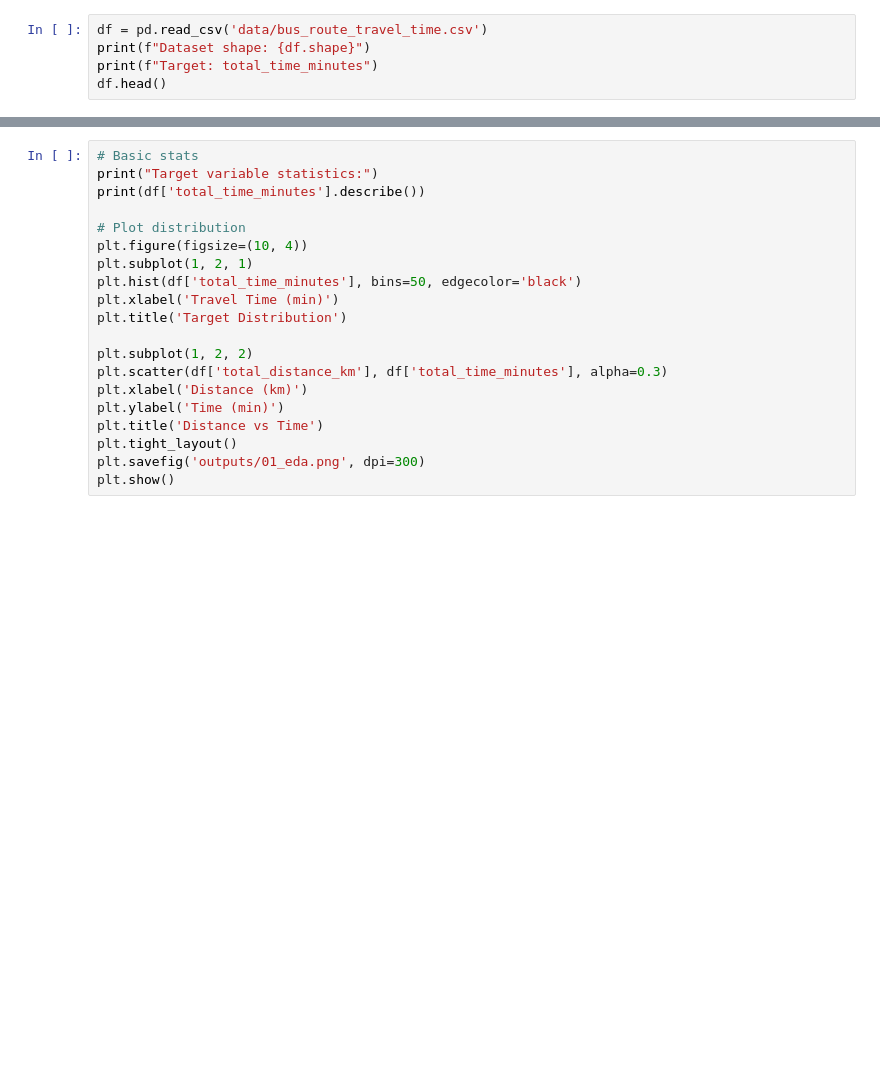
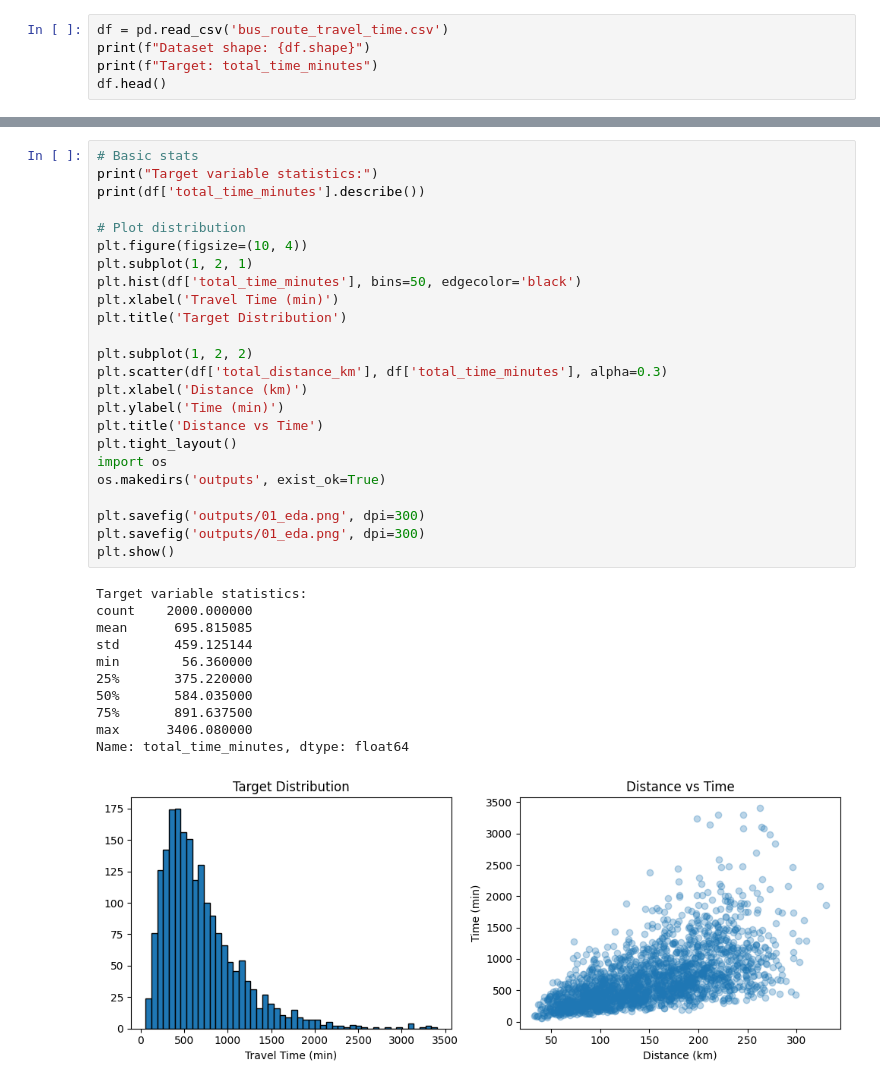
Before and after one commit to Shohstopper/bus-route-travel-time, a Jupyter notebook: school_route_optimiser.ipynb, the cells around one changed output, grey strips where cells are left out. Saved outputs shown, nothing was run; the diff lists cells and outputs as text; blank space fills up the shorter version.

```diff
--- a/school_route_optimiser.ipynb
+++ b/school_route_optimiser.ipynb
@@ -20,5 +20,5 @@ Error:
 # %%
-df = pd.read_csv('data/bus_route_travel_time.csv')
+df = pd.read_csv('bus_route_travel_time.csv')
 print(f"Dataset shape: {df.shape}")
 print(f"Target: total_time_minutes")
 df.head()
@@ -25,23 +35,39 @@ df.head()
 # %%
 # Basic stats
 print("Target variable statistics:")
 print(df['total_time_minutes'].describe())
 
 # Plot distribution
 plt.figure(figsize=(10, 4))
 plt.subplot(1, 2, 1)
 plt.hist(df['total_time_minutes'], bins=50, edgecolor='black')
 plt.xlabel('Travel Time (min)')
 plt.title('Target Distribution')
 
 plt.subplot(1, 2, 2)
 plt.scatter(df['total_distance_km'], df['total_time_minutes'], alpha=0.3)
 plt.xlabel('Distance (km)')
 plt.ylabel('Time (min)')
 plt.title('Distance vs Time')
 plt.tight_layout()
+import os
+os.makedirs('outputs', exist_ok=True)
+
+plt.savefig('outputs/01_eda.png', dpi=300)
 plt.savefig('outputs/01_eda.png', dpi=300)
 plt.show()
+# %% [output]
+Target variable statistics:
+count    2000.000000
+mean      695.815085
+std       459.125144
+min        56.360000
+25%       375.220000
+50%       584.035000
+75%       891.637500
+max      3406.080000
+Name: total_time_minutes, dtype: float64
+[figure, added]
 # %%
 # Drop columns we don't need for prediction
 drop_cols = ['route_id', 'date', 'school_name', 'bus_id', 'driver_id',
```
Also changed, not shown: parts of 20 cells of this notebook.
